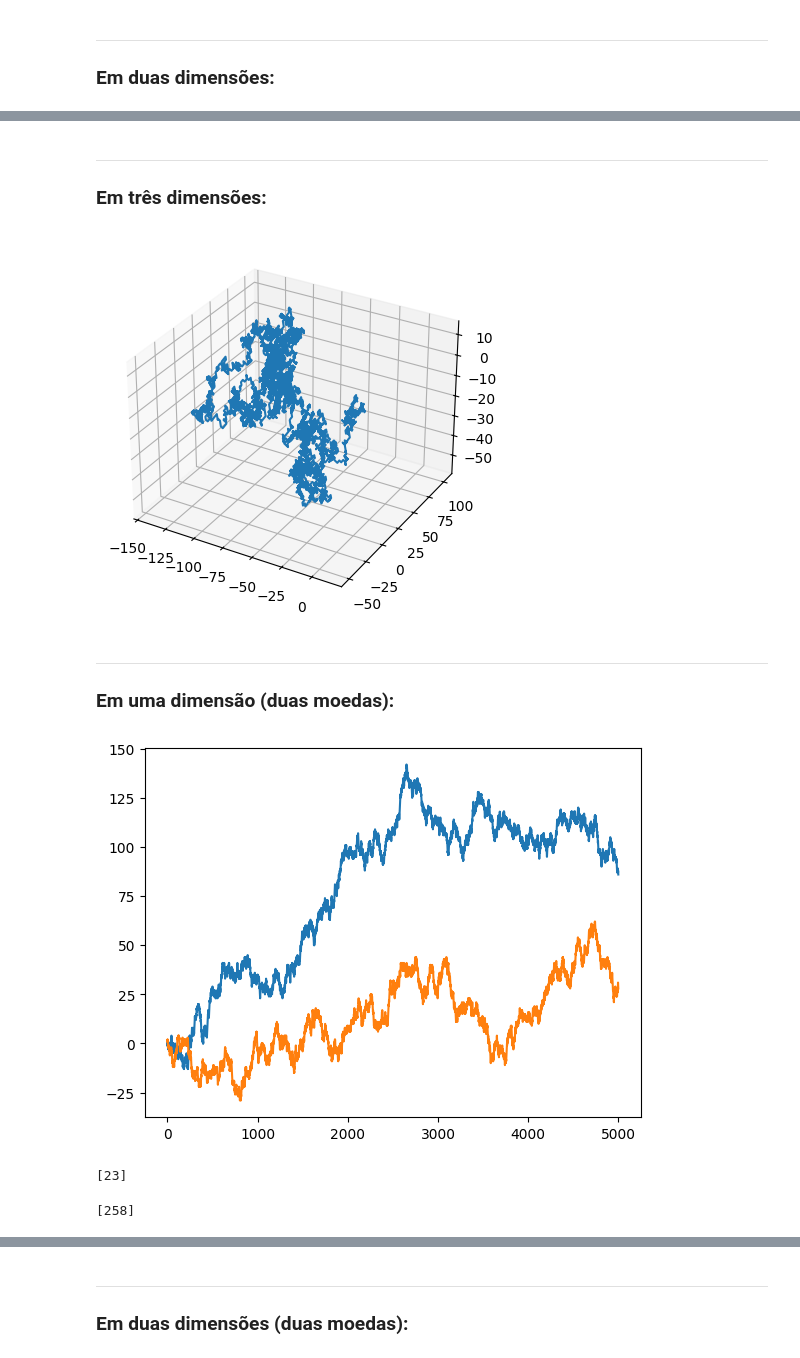
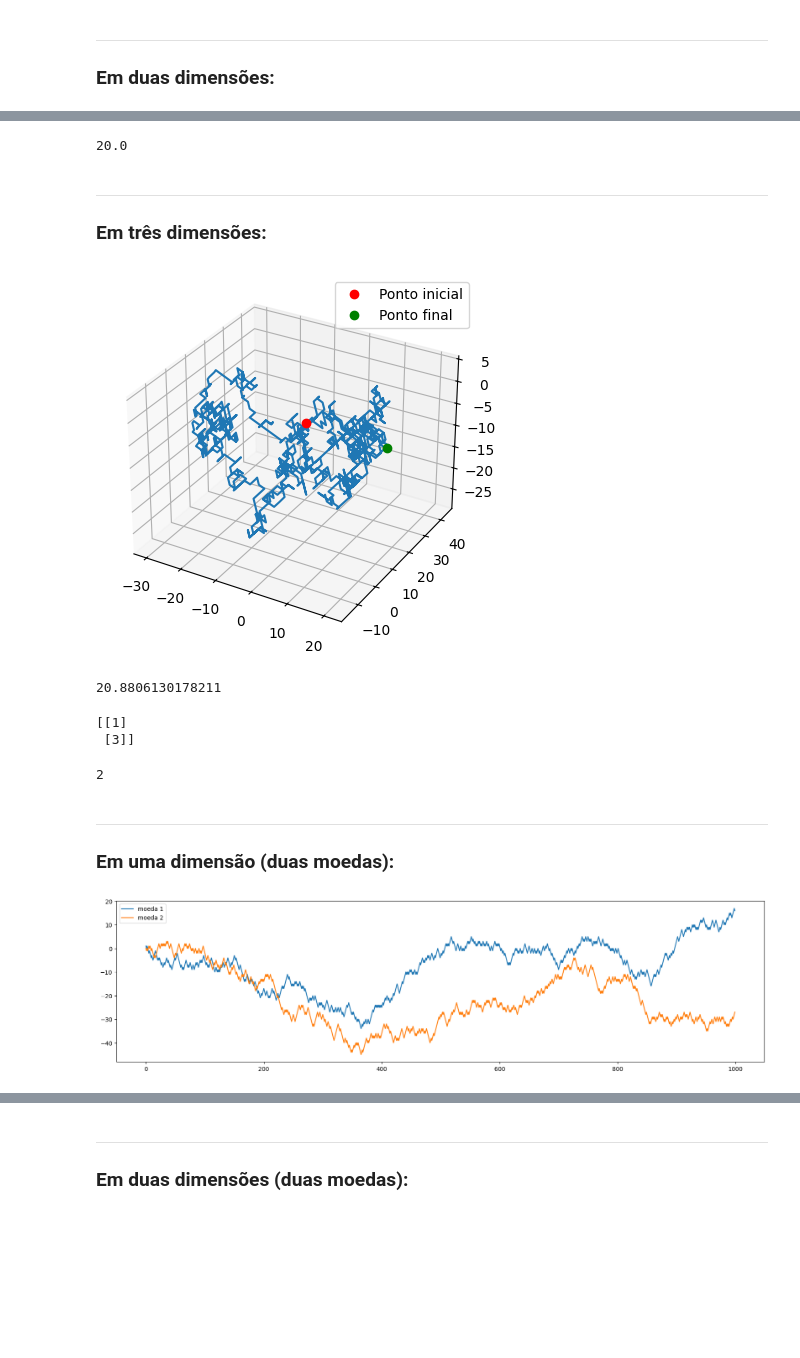
Before and after one commit to douglasnasc07/caminhada_aleatoria, a Jupyter notebook: random_walk.ipynb, the cells around one changed output, grey strips where cells are left out. Saved outputs shown, nothing was run; the diff lists cells and outputs as text; code cells hidden in the pictures; blank space fills up the shorter version.

```diff
--- a/random_walk.ipynb
+++ b/random_walk.ipynb
@@ -57,3 +162,7 @@ plt.show()
+# %%
+np.sqrt((x[-1]-x0)**2 + (y[-1]-y0)**2 ) #distância do ponto inicial ao ponto final em passos
+# %% [output]
+20.0
 # %% [markdown]
 ***********
 ### Em três dimensões:
@@ -81,49 +194,54 @@ walkz = stepsz.cumsum()
 # %%
+
 fig = plt.figure()
 ax = fig.add_subplot(111, projection='3d')
-ax.plot(walkx, walky, walkz)
+ax.plot(x, y, z)
+plt.plot(x0, y0, z0, 'ro', label='Ponto inicial')
+plt.plot(x[-1], y[-1], z[-1], 'go', label='Ponto final')
+plt.legend()
 plt.show()
 # %% [output]
-[figure, old version]
+[figure, new version]
+# %%
+np.sqrt((x[-1]-x0)**2 + (y[-1]-y0)**2 + (z[-1]-z0)**2 ) #distância do ponto inicial ao ponto final em passos
+# %% [output]
+20.8806130178211
+# %%
+d = np.sqrt((x-x0)**2 + (y-y0)**2 + (z-z0)**2 )
+ponto_zero = np.argwhere(d == 0)
+print(ponto_zero)
+# %% [output]
+[[1]
+ [3]]
+# %%
+print(len(ponto_zero)) #número de vezes que passa pelo ponto inicial
+# %% [output]
+2
 # %% [markdown]
 ****
 ### Em uma dimensão (duas moedas):
 # %%
-nsteps = 5000
+total_passos = 1000
 
-rng1 = np.random.default_rng(seed=797845) #gerador de números aleatórios da partícula 1
-rng2 = np.random.default_rng(seed=897643) #gerador de números aleatórios da partícula 2
+gerador_1 = np.random.default_rng(seed=25) #gerador de números aleatórios para moeda 1
+gerador_2 = np.random.default_rng(seed=90) #gerador de números aleatórios para moeda 2
 
+zero_um_1 = gerador_1.integers(0, 2, size=total_passos)
+zero_um_2 = gerador_2.integers(0, 2, size=total_passos)
 
-draws1 = rng1.integers(0, 2, size=nsteps)
-draws2 = rng2.integers(0, 2, size=nsteps)
+passos_1 = np.where(zero_um_1 == 0, -1, 1)
+passos_2 = np.where(zero_um_2 == 0, -1, 1)
 
+x01 = 4 #define a posição inicial como 3 = (4-1)
+x02 = 0
 
-steps1 = np.where(draws1 == 0, 1, -1)
-steps2 = np.where(draws2 == 0, 1, -1)
-
-walk10 = 0 #define a posição inicial da partícula 1
-walk20 = 5 #define a posição inicial da partícula 2
-walk1 = steps1.cumsum()
-walk2 = steps2.cumsum()
+x1 = x01 + passos_1.cumsum()
+x2 = x02 + passos_2.cumsum()
 # %%
-plt.plot(walk1)
-plt.plot(walk2)
+plt.figure(figsize=(20,5))
+plt.plot(x1, label='moeda 1')
+plt.plot(x2,label='moeda 2')
+plt.legend()
 plt.show()
 # %% [output]
-[figure, old version]
+[figure, new version]
-# %%
-walk10 = 0
-walk20 = 4
-
-x1 = walk10 + walk1
-x2 = walk20 + walk2
-same_point = np.argwhere(x1 == x2) #quando as partículas estiverem no mesmo ponto
-
-print(same_point[0]) #primeiro ponto de mesma posição
-# %% [output]
-[23]
-# %%
-print(same_point[-1]) #último ponto de mesma posição
-# %% [output]
-[258]
```
Also changed, not shown: parts of 41 cells of this notebook.
